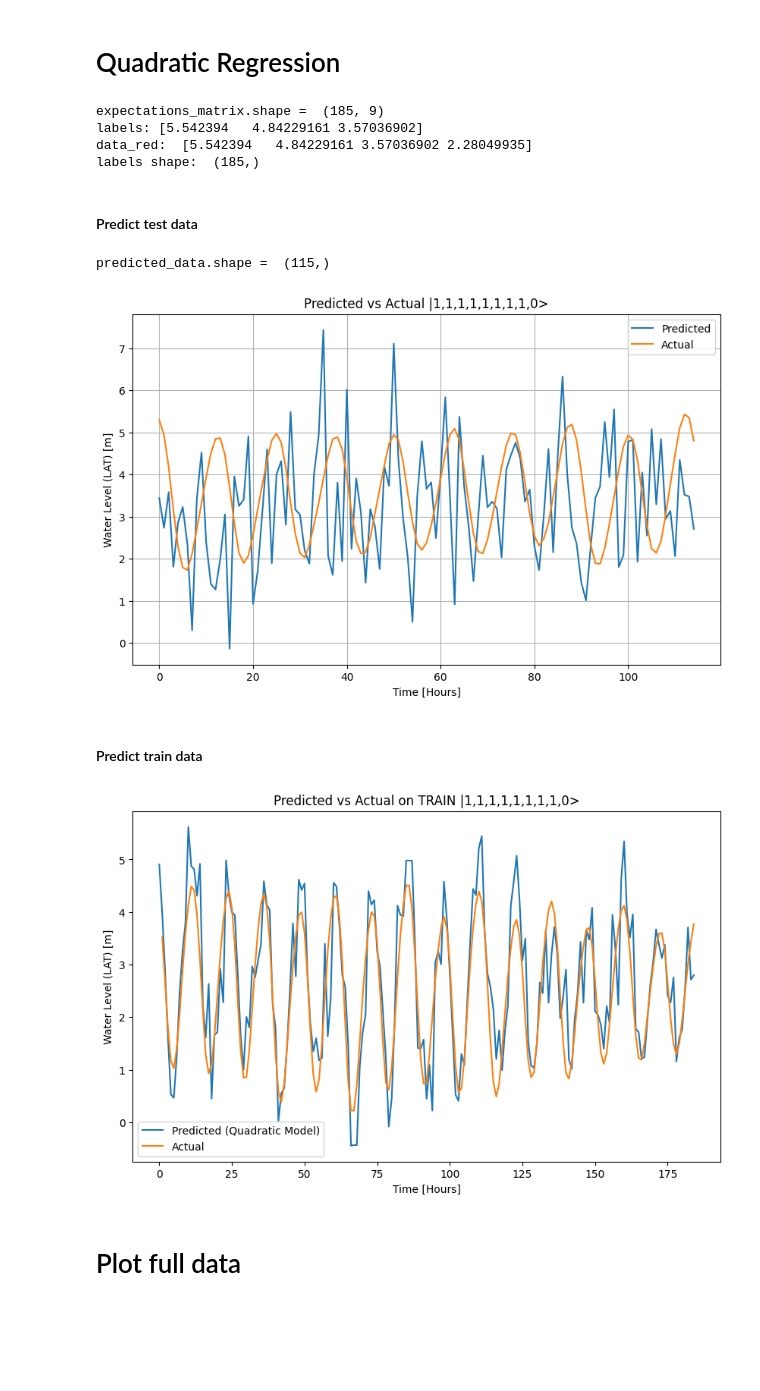
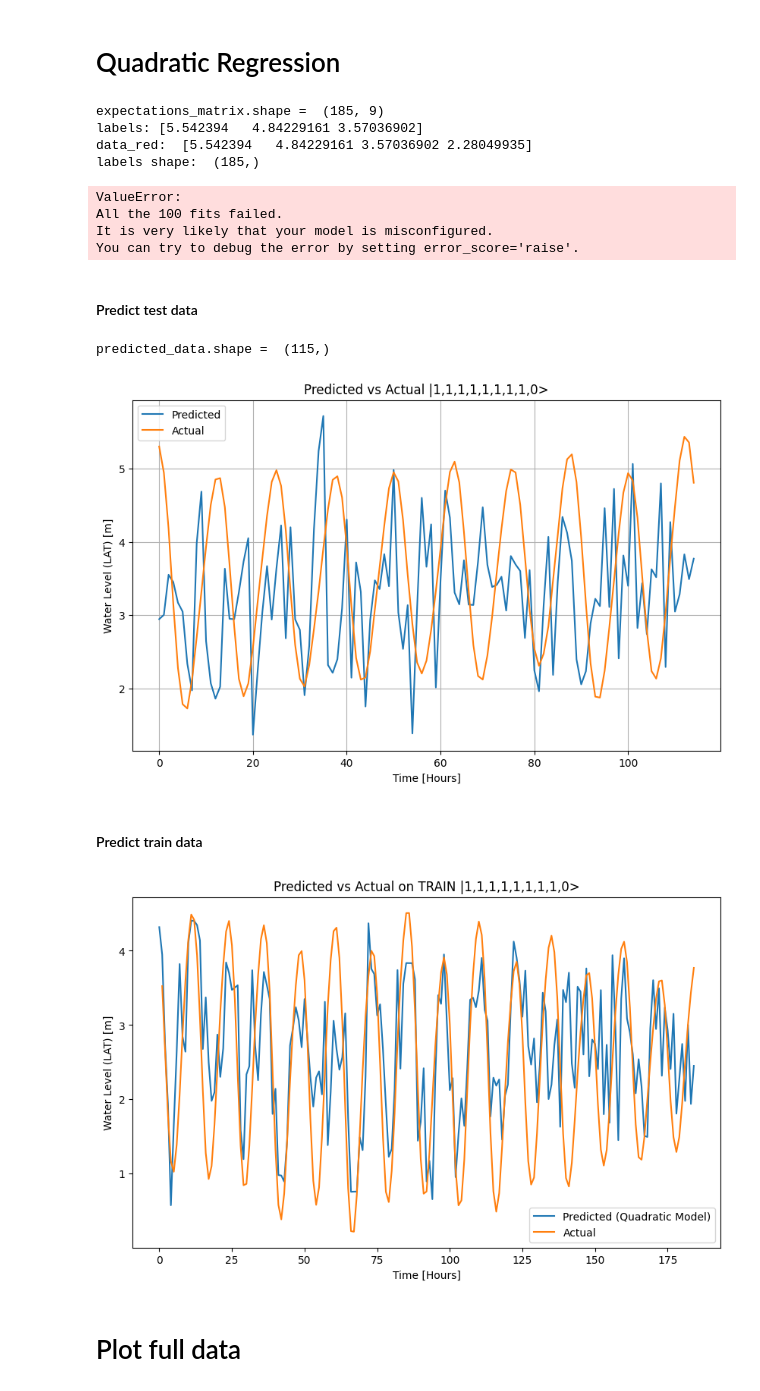
Before and after one commit to MauriceDHanisch/LOQCathon_qReservoir, a Jupyter notebook: RC_Method_1/Tide_predictor/quad_fit_regul_correct_split.ipynb, the cells around one changed output. Cells and saved outputs as stored; diff of their text form; code cells hidden in the pictures; blank space fills up the shorter version.

Commit message:
GridSearchCV

```diff
--- a/RC_Method_1/Tide_predictor/quad_fit_regul_correct_split.ipynb
+++ b/RC_Method_1/Tide_predictor/quad_fit_regul_correct_split.ipynb
@@ -146,9 +146,28 @@ test_expectation_matrix.shape =  (115, 9)
 # %%
 from sklearn.linear_model import Ridge
 from sklearn.preprocessing import PolynomialFeatures
+from sklearn.linear_model import RidgeCV
+from sklearn.kernel_approximation import RBFSampler
+from sklearn.pipeline import Pipeline
+from sklearn.model_selection import GridSearchCV
+from sklearn.kernel_ridge import KernelRidge
+from sklearn.metrics.pairwise import cosine_similarity
+from sklearn.metrics.pairwise import euclidean_distances
 import numpy as np
 
 # Assuming 'train_expectation_matrix' and 'train_x' are defined and available
+
+def rational_quadratic_kernel(X, Y=None, length_scale=1.0, alpha=1.0):
+    """
+    Custom implementation of the Rational Quadratic kernel.
+    """
+    if Y is None:
+        Y = X
+    dists = euclidean_distances(X, Y, squared=True)
+    return (1 + dists / (2 * alpha * (length_scale ** 2))) ** -alpha
+
+def cosine_kernel(X, Y=None):
+    return cosine_similarity(X, Y)
 
 # Pop the last row of expectations_matrix
 expectations_matrix_red = np.array(train_expectation_matrix)[:]
@@ -162,12 +181,34 @@ print("data_red: ", data_red[:4])
 print("labels shape: ", labels.shape)
 
 # Transform the data to include quadratic terms
-poly = PolynomialFeatures(degree=10)
-expectations_matrix_quad = poly.fit_transform(expectations_matrix_red)
+# feature = PolynomialFeatures(degree=10)
+
+# Initialize the RBF sampler
+# feature = RBFSampler(gamma=1, random_state=1)
+
+# Create a pipeline that first transforms the data using RBFSampler, then applies Ridge regression
+pipeline = Pipeline([
+    ('rbf', RBFSampler(random_state=1)),
+    ('ridge', Ridge())
+])
+
+# Define the parameter grid to search over
+# Define the parameter grid
+param_grid = {
+    'alpha': np.logspace(-3, 3, 20),
+}
+
+# Set up the grid search with cross-validation
+grid_search = GridSearchCV(KernelRidge(kernel=cosine_kernel), param_grid, cv=5)
+
+# expectations_matrix_quad = feature.fit_transform(expectations_matrix_red)
 
 # Fit the quadratic model with Ridge regularization
 # You can adjust the alpha parameter to control the strength of the regularization
-reg_ridge = Ridge(alpha=3).fit(expectations_matrix_quad, labels)
+# reg_ridge = RidgeCV(alphas = np.logspace(-6, 6, 50), store_cv_values=True).fit(expectations_matrix_quad, labels)
+
+# Fit the model with cross-validation and find optimal parameter values
+best_model = grid_search.fit(expectations_matrix_red, labels).best_estimator_
 
 # 'reg_ridge' is now a Ridge regression model fit to the quadratic terms
 # %% [output]
@@ -175,13 +216,17 @@ expectations_matrix.shape =  (185, 9)
 labels: [5.542394   4.84229161 3.57036902]
 data_red:  [5.542394   4.84229161 3.57036902 2.28049935]
 labels shape:  (185,)
+ValueError:
+All the 100 fits failed.
+It is very likely that your model is misconfigured.
+You can try to debug the error by setting error_score='raise'.
 # %% [markdown]
 #### Predict test data
 # %%
-test_expectation_matrix_quad = poly.fit_transform(test_expectation_matrix)
+# test_expectation_matrix_quad = feature.fit_transform(test_expectation_matrix)
 
 # Make predictions using the quadratic model
-predicted_test_data_quad = reg_ridge.predict(test_expectation_matrix_quad)
+predicted_test_data_quad = best_model.predict(test_expectation_matrix)
 print("predicted_data.shape = ", predicted_test_data_quad.shape)
 
 
@@ -197,35 +242,35 @@ plt.legend()
 plt.grid(True)
 # %% [output]
 predicted_data.shape =  (115,)
-[figure, old version]
+[figure, new version]
 # %% [markdown]
 #### Predict train data
 # %%
 from sklearn.preprocessing import PolynomialFeatures
 import matplotlib.pyplot as plt
 
 # Assuming 'reg_quad' is your trained quadratic model and 'train_expectation_matrix' is available
 
 # Transform the training data to include quadratic terms
-train_expectation_matrix_quad = poly.fit_transform(train_expectation_matrix)
+# train_expectation_matrix_quad = feature.fit_transform(train_expectation_matrix)
 
 # Make predictions using the quadratic model
-predicted_train_data_quad = reg_ridge.predict(train_expectation_matrix_quad) - 0.7
+predicted_train_data_quad = best_model.predict(train_expectation_matrix) - 0.7
 
 # Assuming 'other_data' is already defined and represents the actual values
 other_data = mean_every_12_rows[1:-split_int]
 
 # Plotting
 plt.figure(figsize=(10, 6))
 plt.plot(predicted_train_data_quad[:], label='Predicted (Quadratic Model)')
 plt.plot(other_data[:], label='Actual')
 plt.title(f'Predicted vs Actual on TRAIN {input_state}')
 plt.xlabel('Time [Hours]')
 plt.ylabel('Water Level (LAT) [m]')
 plt.legend()
 plt.show()
 # %% [output]
-[figure, old version]
+[figure, new version]
 # %% [markdown]
 # Plot full data
 # %%
```
